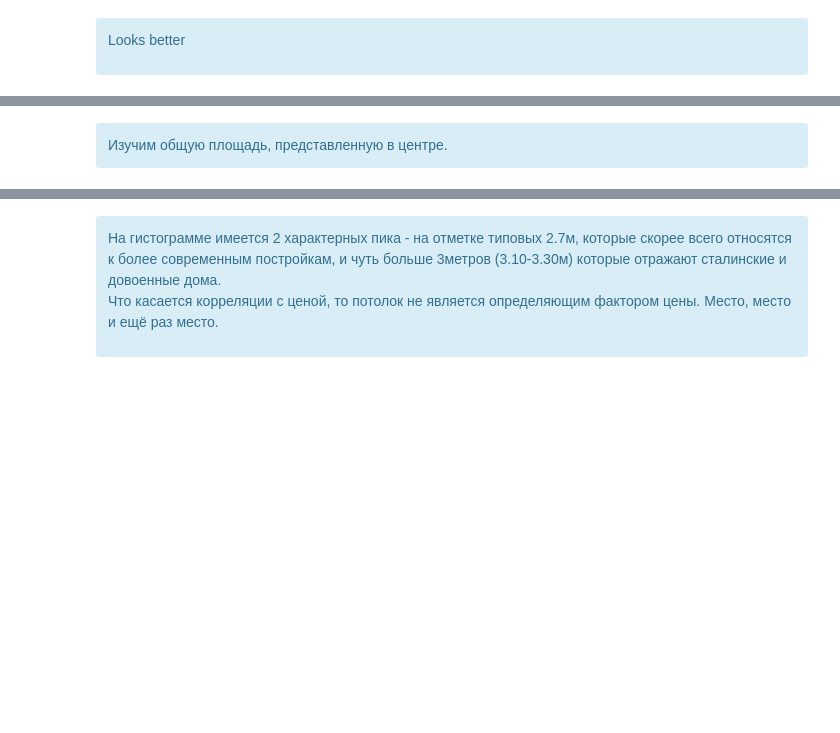
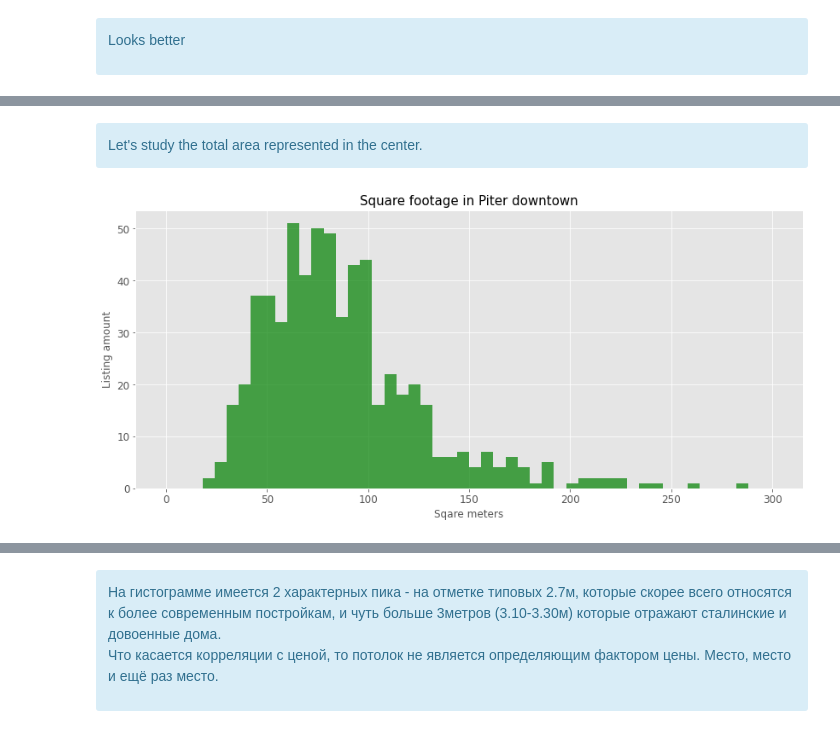
Before and after one commit to Novik-data-analyst/Data-Analyst-career-portfolio-projects, a Jupyter notebook: Real estate Market and Fraud analysis/Real_estate_second.ipynb, the cells around one changed output, grey strips where cells are left out. Saved outputs shown, nothing was run; the diff lists cells and outputs as text; code cells hidden in the pictures; blank space fills up the shorter version.

```diff
--- a/Real estate Market and Fraud analysis/Real_estate_second.ipynb
+++ b/Real estate Market and Fraud analysis/Real_estate_second.ipynb
@@ -1391,9 +1501,17 @@ piter_center2
 # %% [markdown]
 <div class="alert alert-block alert-info">
-Изучим общую площадь, представленную в центре.
+Let's study the total area represented in the center.
 </div>
 # %%
-piter_center2['total_area'].hist( range = (0, 300),bins = 50)
+piter_center2['total_area'].hist( range = (0, 300),bins = 50, figsize=(14, 6), color = 'green', alpha = 0.7)
+plt.title('Square footage in Piter downtown', fontsize = 15)
+plt.xlabel('Sqare meters', fontsize=12)
+plt.ylabel('Listing amount', fontsize=12)
+
+plt.xticks(fontsize=12)
+plt.yticks(fontsize=12)
 plt.show()
+# %% [output]
+[figure, added]
 # %%
 piter_center2['total_area'].describe()
```
Also changed, not shown: parts of 77 cells of this notebook.
